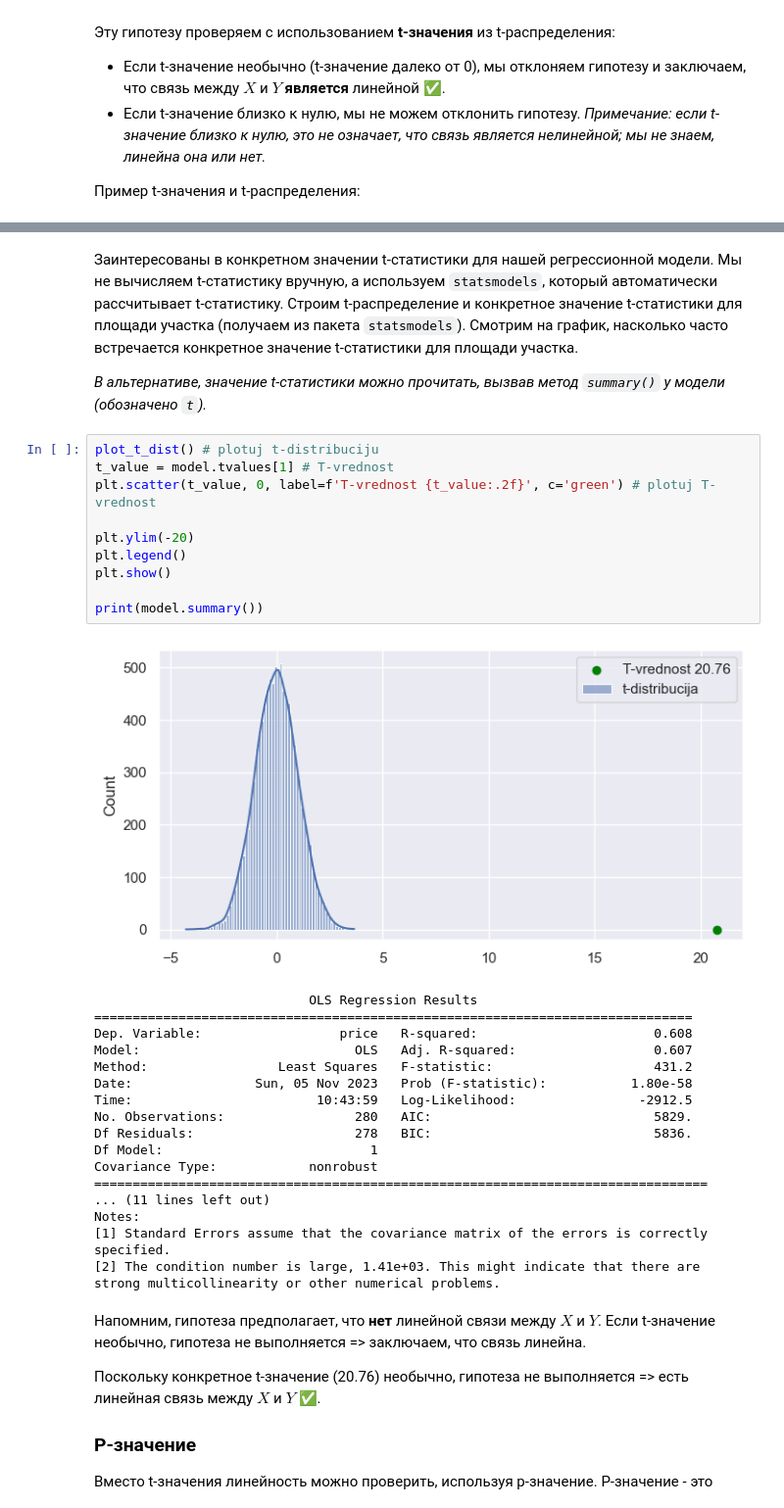
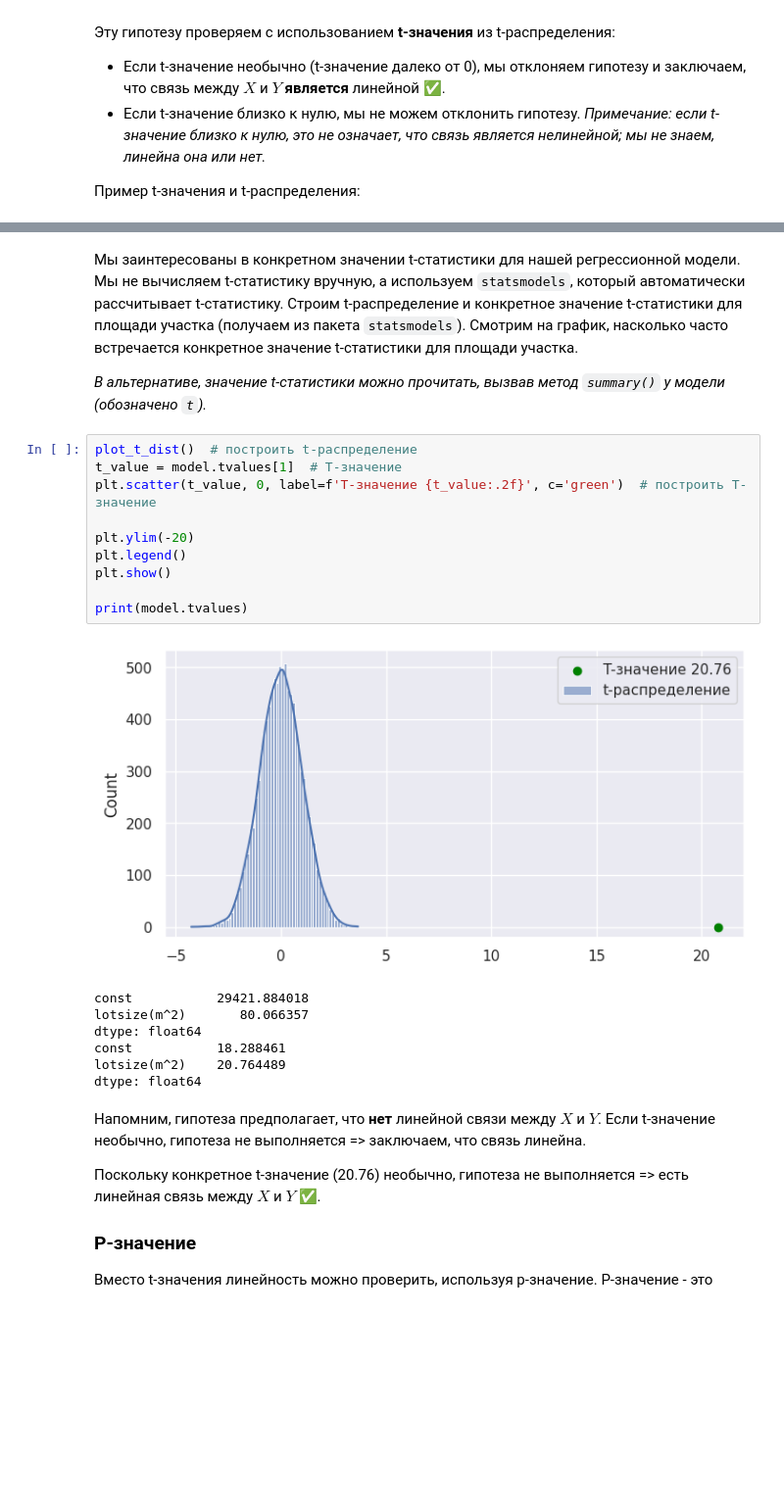
Before and after one commit to xXxINFARKTxXx/FTN, a Jupyter notebook: 4_Zakljucivanje_o_modelu/4._Zakljucivanje_rus.ipynb, the cells around one changed output, grey strips where cells are left out. Shown at 98% size. Saved outputs shown, nothing was run; the diff lists cells and outputs as text; blank space fills up the shorter version.

```diff
--- a/4_Zakljucivanje_o_modelu/4._Zakljucivanje_rus.ipynb
+++ b/4_Zakljucivanje_o_modelu/4._Zakljucivanje_rus.ipynb
@@ -109,38 +111,27 @@ plt.show()
 # %% [markdown]
-Заинтересованы в конкретном значении t-статистики для нашей регрессионной модели. Мы не вычисляем t-статистику вручную, а используем `statsmodels`, который автоматически рассчитывает t-статистику.
+Мы заинтересованы в конкретном значении t-статистики для нашей регрессионной модели. Мы не вычисляем t-статистику вручную, а используем `statsmodels`, который автоматически рассчитывает t-статистику.
 Строим t-распределение и конкретное значение t-статистики для площади участка (получаем из пакета `statsmodels`).
 Смотрим на график, насколько часто встречается конкретное значение t-статистики для площади участка.
 
 *В альтернативе, значение t-статистики можно прочитать, вызвав метод `summary()` у модели (обозначено `t`).*
 # %%
-plot_t_dist() # plotuj t-distribuciju
-t_value = model.tvalues[1] # T-vrednost
-plt.scatter(t_value, 0, label=f'T-vrednost {t_value:.2f}', c='green') # plotuj T-vrednost
+plot_t_dist()  # построить t-распределение
+t_value = model.tvalues[1]  # T-значение
+plt.scatter(t_value, 0, label=f'T-значение {t_value:.2f}', c='green')  # построить T-значение
 
 plt.ylim(-20)
 plt.legend()
 plt.show()
 
-print(model.summary())
+print(model.tvalues)
 # %% [output]
-[figure, old version]
+[figure, new version]
-                            OLS Regression Results
-==============================================================================
-Dep. Variable:                  price   R-squared:                       0.608
-Model:                            OLS   Adj. R-squared:                  0.607
-Method:                 Least Squares   F-statistic:                     431.2
-Date:                Sun, 05 Nov 2023   Prob (F-statistic):           1.80e-58
-Time:                        10:43:59   Log-Likelihood:                -2912.5
-No. Observations:                 280   AIC:                             5829.
-Df Residuals:                     278   BIC:                             5836.
-Df Model:                           1
-Covariance Type:            nonrobust
-================================================================================
-... (11 lines left out)
-Notes:
-[1] Standard Errors assume that the covariance matrix of the errors is correctly specified.
-[2] The condition number is large, 1.41e+03. This might indicate that there are
-strong multicollinearity or other numerical problems.
+const           29421.884018
+lotsize(m^2)       80.066357
+dtype: float64
+const           18.288461
+lotsize(m^2)    20.764489
+dtype: float64
 # %% [markdown]
 Напомним, гипотеза предполагает, что **нет** линейной связи между $X$ и $Y$. Если t-значение необычно, гипотеза не выполняется => заключаем, что связь линейна.
 
```
Also changed, not shown: parts of 14 cells of this notebook, 2 other files.
